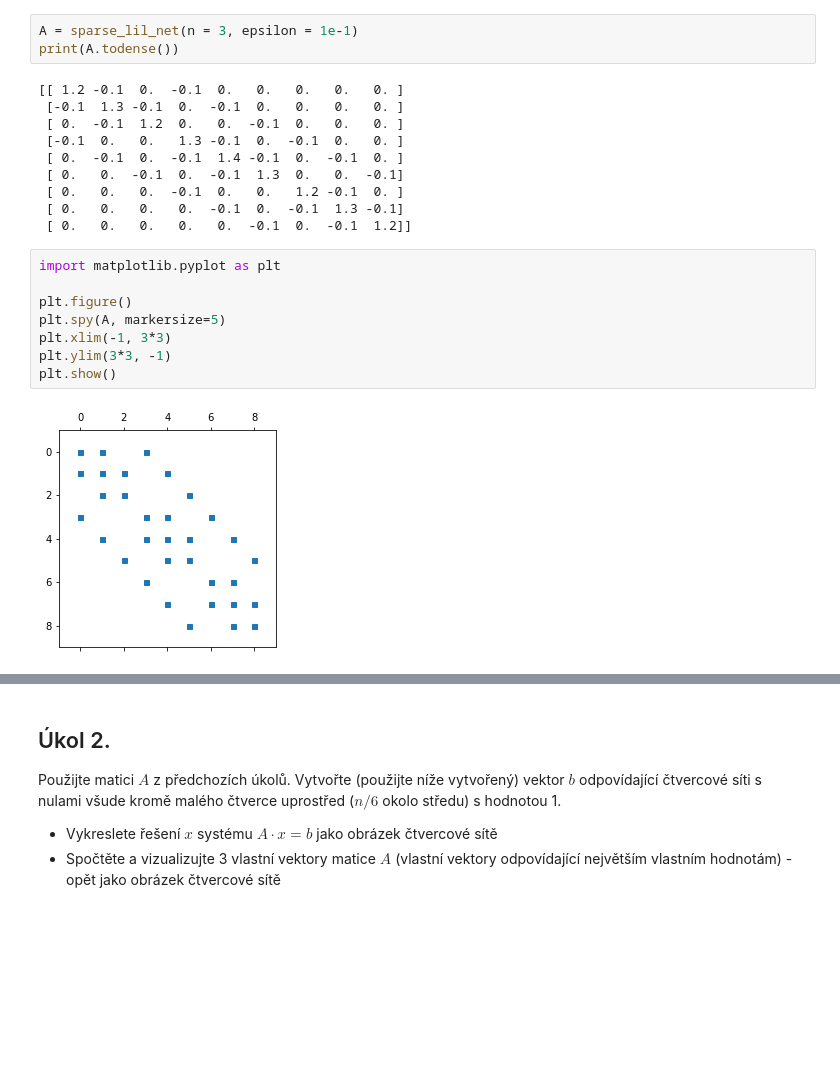
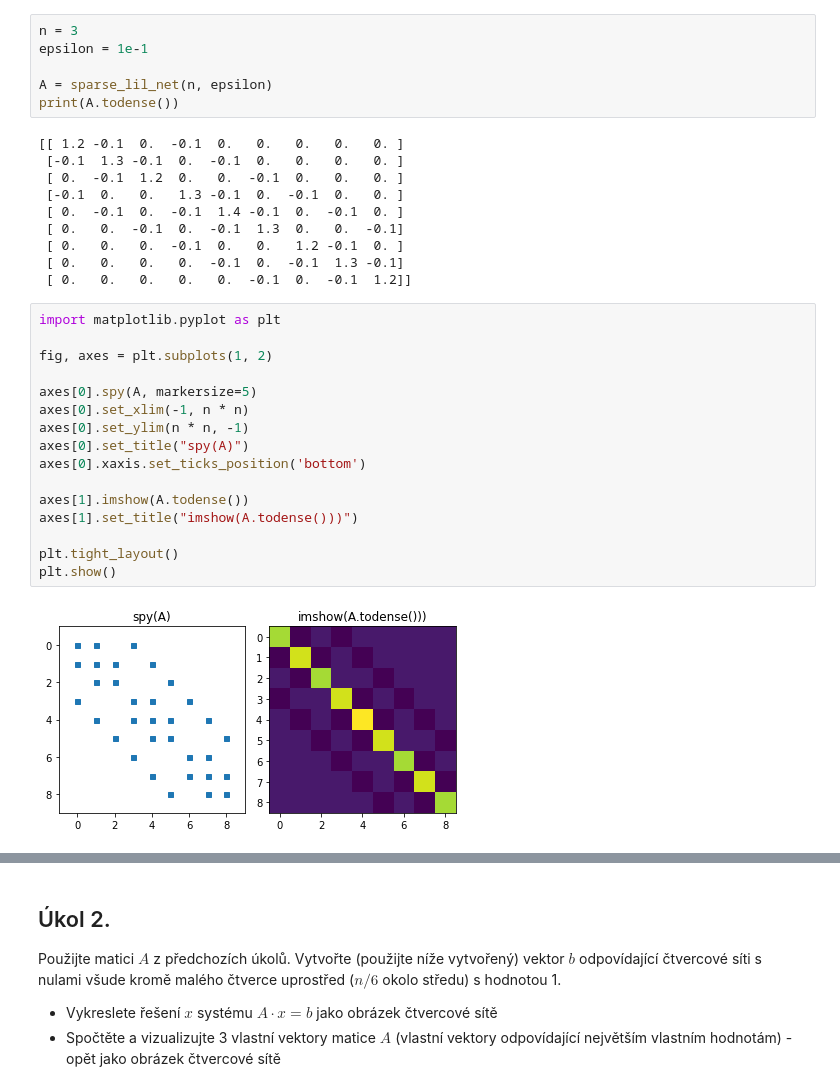
Before and after one commit to TAB0048/vvp-DU, a Jupyter notebook: DU5/DU5.ipynb, the cells around one changed output, grey strips where cells are left out. Drawn from its saved outputs; the diff is of its cells as text; blank space fills up the shorter version.

Commit message:
Update plotting in first part

```diff
--- a/DU5/DU5.ipynb
+++ b/DU5/DU5.ipynb
@@ -75,7 +75,10 @@ def sparse_lil_net(n, epsilon):
 
     return A
 # %%
-A = sparse_lil_net(n = 3, epsilon = 1e-1)
+n = 3
+epsilon = 1e-1
+
+A = sparse_lil_net(n, epsilon)
 print(A.todense())
 # %% [output]
 [[ 1.2 -0.1  0.  -0.1  0.   0.   0.   0.   0. ]
@@ -87,14 +90,22 @@ print(A.todense())
  [ 0.   0.   0.  -0.1  0.   0.   1.2 -0.1  0. ]
  [ 0.   0.   0.   0.  -0.1  0.  -0.1  1.3 -0.1]
  [ 0.   0.   0.   0.   0.  -0.1  0.  -0.1  1.2]]
-# %%
-import matplotlib.pyplot as plt
-
-plt.figure()
-plt.spy(A, markersize=5)
-plt.xlim(-1, 3*3)
-plt.ylim(3*3, -1)
-plt.show()
-# %% [output]
-[figure, removed]
+# %%
+import matplotlib.pyplot as plt
+
+fig, axes = plt.subplots(1, 2)
+
+axes[0].spy(A, markersize=5)
+axes[0].set_xlim(-1, n * n)
+axes[0].set_ylim(n * n, -1)
+axes[0].set_title("spy(A)")
+axes[0].xaxis.set_ticks_position('bottom')
+
+axes[1].imshow(A.todense())
+axes[1].set_title("imshow(A.todense()))")
+
+plt.tight_layout()
+plt.show()
+# %% [output]
+[figure, added]
 # %%
```
Also changed, not shown: parts of 5 cells of this notebook.
